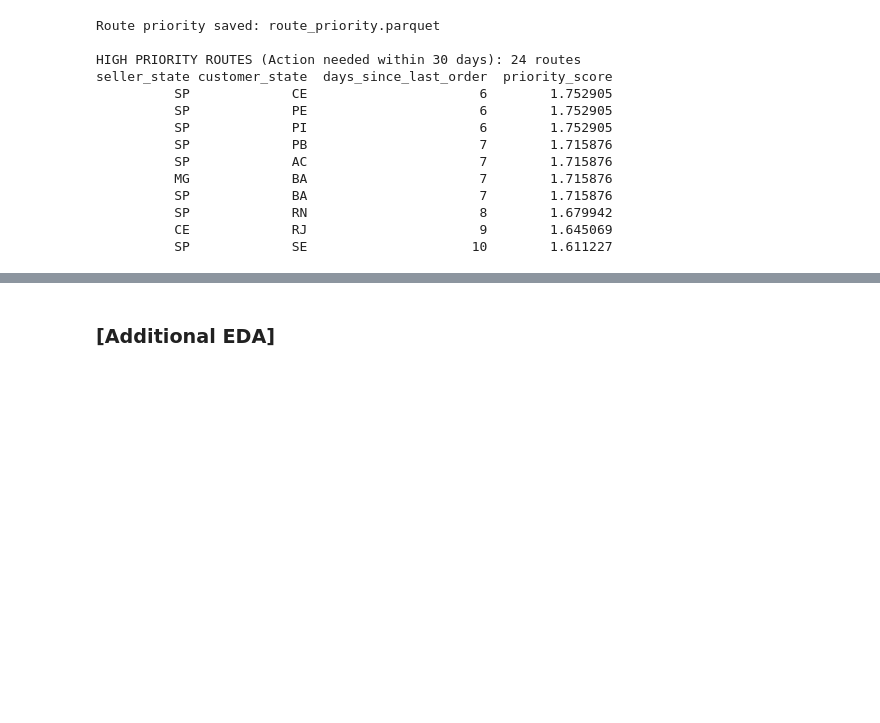
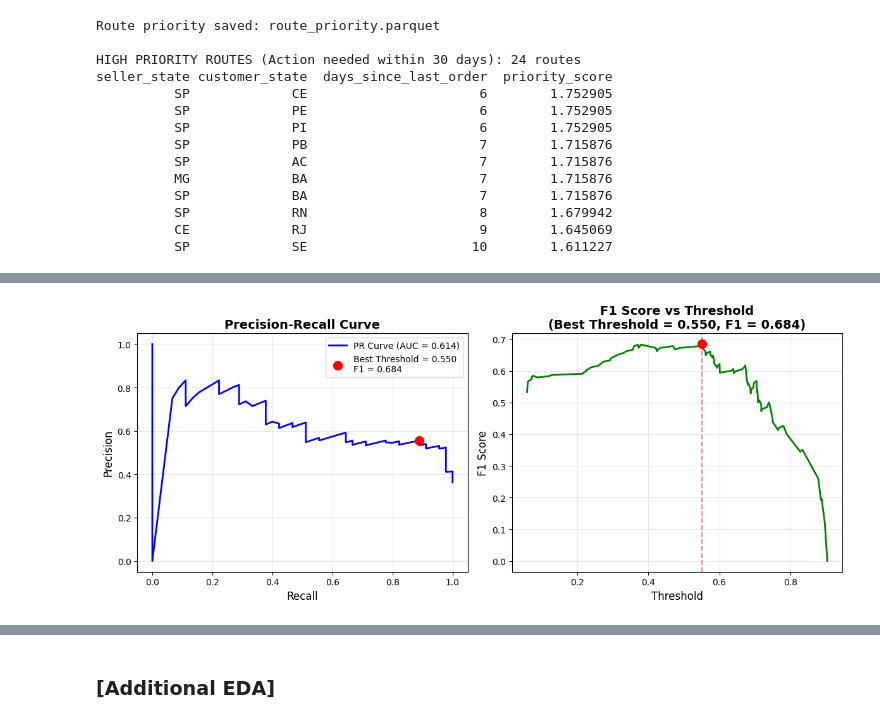
Before and after one commit to Afrodithena/kinaya_project_analysis, a Jupyter notebook: olist_logistic_engine/End_to_End_Logistic_Network_Intelligence_Geospatial_Warehouse_Optimization.ipynb, the cells around one changed output, grey strips where cells are left out. Drawn from its saved outputs; the diff is of its cells as text; code cells hidden in the pictures; blank space fills up the shorter version.

```diff
--- a/olist_logistic_engine/End_to_End_Logistic_Network_Intelligence_Geospatial_Warehouse_Optimization.ipynb
+++ b/olist_logistic_engine/End_to_End_Logistic_Network_Intelligence_Geospatial_Warehouse_Optimization.ipynb
@@ -3688,0 +4103,89 @@ seller_state customer_state  days_since_last_order  priority_score
+# %%
+# ============================================
+# PRECISION-RECALL CURVE (Find Optimal Threshold)
+# ============================================
+from sklearn.metrics import precision_recall_curve, auc, f1_score
+from sklearn.metrics import classification_report
+
+# Make predictions on test set
+y_pred_proba = xgb_model.predict_proba(X_test)[:, 1]
+
+# Calculate precision, recall, thresholds
+precision, recall, thresholds = precision_recall_curve(y_test, y_pred_proba)
+
+# Calculate PR-AUC (Area Under Curve)
+pr_auc = auc(recall, precision)
+
+# Calculate F1 scores for each threshold
+f1_scores = 2 * (precision[:-1] * recall[:-1]) / (precision[:-1] + recall[:-1] + 1e-10)
+best_threshold_idx = np.argmax(f1_scores)
+best_threshold = thresholds[best_threshold_idx]
+best_f1 = f1_scores[best_threshold_idx]
+
+# Plot Precision-Recall Curve
+plt.figure(figsize=(12, 5))
+
+# Subplot 1: Precision-Recall Curve
+plt.subplot(1, 2, 1)
+plt.plot(recall, precision, 'b-', linewidth=2, label=f'PR Curve (AUC = {pr_auc:.3f})')
+plt.scatter(recall[best_threshold_idx], precision[best_threshold_idx],
+            color='red', s=100, zorder=5,
+            label=f'Best Threshold = {best_threshold:.3f}\nF1 = {best_f1:.3f}')
+plt.xlabel('Recall', fontsize=12)
+plt.ylabel('Precision', fontsize=12)
+plt.title('Precision-Recall Curve', fontsize=14, fontweight='bold')
+plt.legend(loc='best')
+plt.grid(True, alpha=0.3)
+
+# Subplot 2: F1 Score vs Threshold
+plt.subplot(1, 2, 2)
+plt.plot(thresholds, f1_scores, 'g-', linewidth=2)
+plt.scatter(best_threshold, best_f1, color='red', s=100, zorder=5)
+plt.axvline(x=best_threshold, color='red', linestyle='--', alpha=0.5)
+plt.xlabel('Threshold', fontsize=12)
+plt.ylabel('F1 Score', fontsize=12)
+plt.title(f'F1 Score vs Threshold\n(Best Threshold = {best_threshold:.3f}, F1 = {best_f1:.3f})',
+          fontsize=14, fontweight='bold')
+plt.grid(True, alpha=0.3)
+
+plt.tight_layout()
+plt.show()
+
+# Print results
+print("=" * 60)
+print("PRECISION-RECALL ANALYSIS")
+print("=" * 60)
+print(f"PR-AUC Score: {pr_auc:.3f}")
+print(f"Best Threshold: {best_threshold:.3f}")
+print(f"Best F1 Score: {best_f1:.3f}")
+
+# Compare with default threshold (0.5)
+y_pred_default = (y_pred_proba >= 0.5).astype(int)
+y_pred_optimal = (y_pred_proba >= best_threshold).astype(int)
+
+print("\n" + "=" * 60)
+print("CLASSIFICATION REPORT (Default Threshold = 0.5)")
+print("=" * 60)
+print(classification_report(y_test, y_pred_default, target_names=['Normal', 'Problematic']))
+
+print("\n" + "=" * 60)
+print(f"CLASSIFICATION REPORT (Optimal Threshold = {best_threshold:.3f})")
+print("=" * 60)
+print(classification_report(y_test, y_pred_optimal, target_names=['Normal', 'Problematic']))
+
+# Recommendation
+print("\n" + "=" * 60)
+print("RECOMMENDATION")
+print("=" * 60)
+if best_threshold > 0.5:
+    print(f"Use threshold = {best_threshold:.3f} (higher than default)")
+    print("   → Model is conservative. Only predict 'Problematic' when very confident.")
+    print("   → Good for high-precision applications (fewer false alarms).")
+elif best_threshold < 0.5:
+    print(f"Use threshold = {best_threshold:.3f} (lower than default)")
+    print("   → Model is aggressive. Catch more problematic routes.")
+    print("   → Good for high-recall applications (fewer missed problems).")
+else:
+    print(f"Default threshold 0.5 is optimal.")
+# %% [output]
+[figure, added]
```
Also changed, not shown: parts of 48 cells of this notebook, 1 other file.
